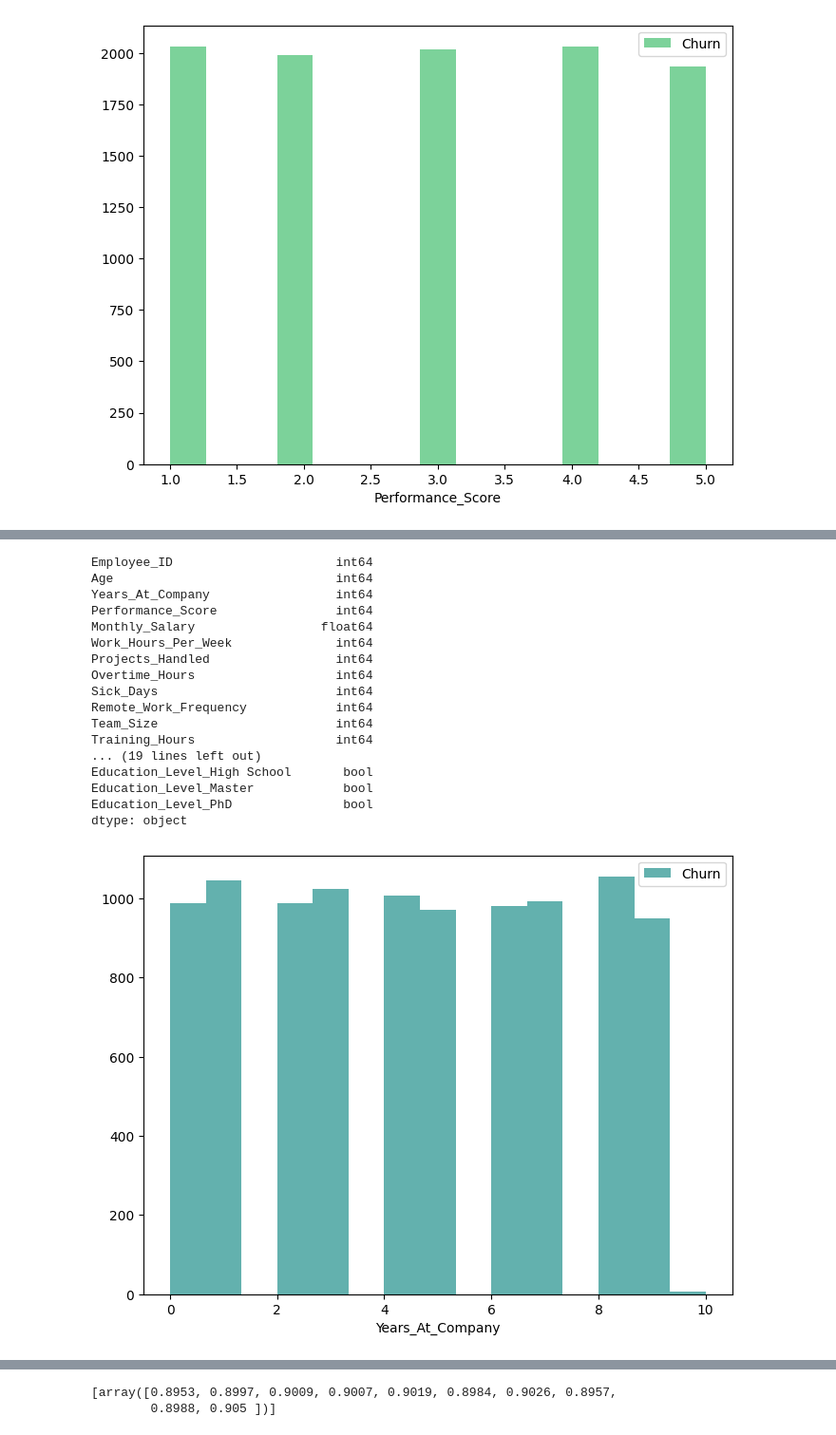
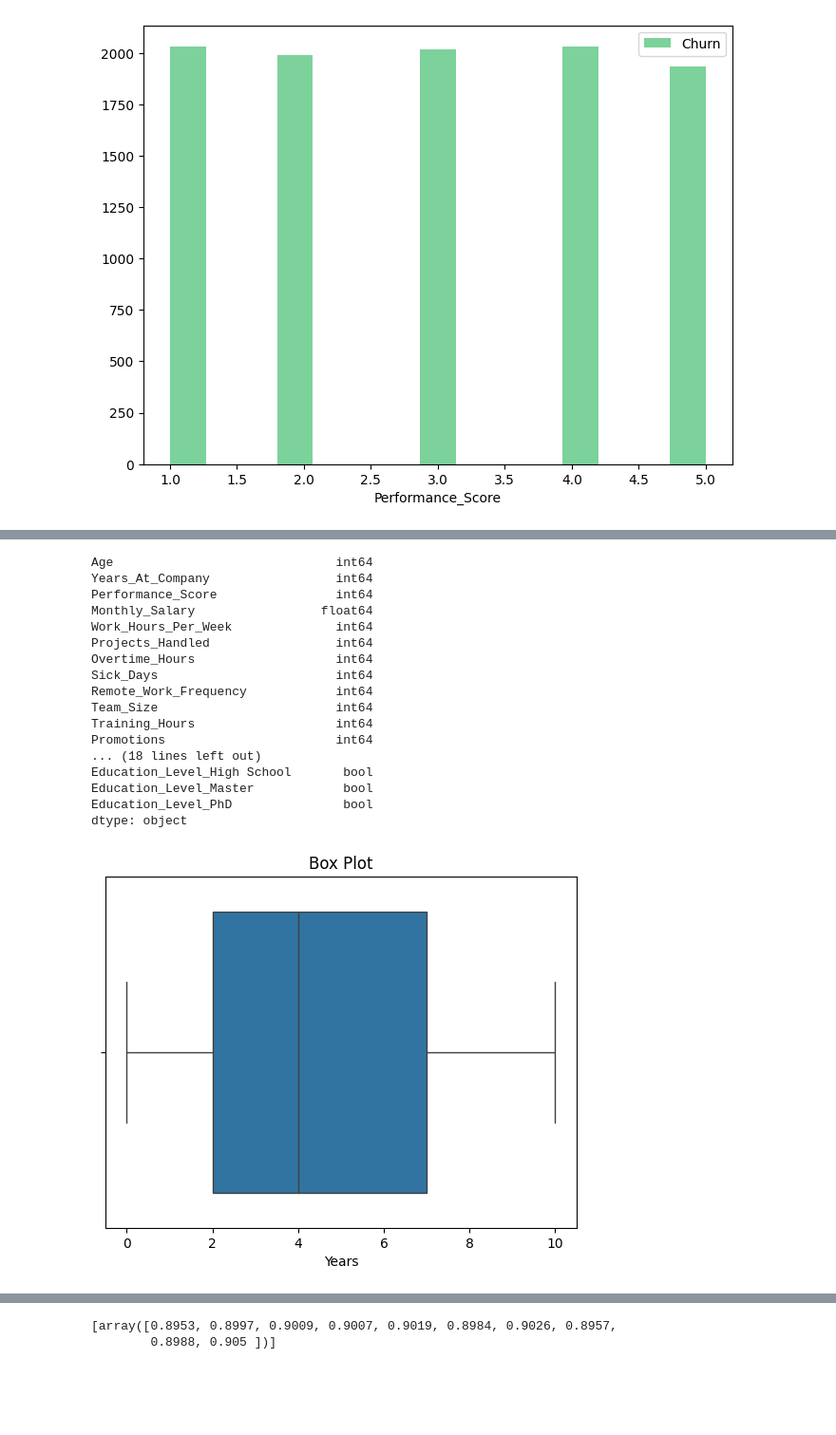
Before and after one commit to sachinsaraff10/churn, a Jupyter notebook: churn-2.ipynb, the cells around one changed output, grey strips where cells are left out. Shown at 95% size. Cells and saved outputs as stored; diff of their text form; code cells hidden in the pictures; blank space fills up the shorter version.

```diff
--- a/churn-2.ipynb
+++ b/churn-2.ipynb
@@ -21,5 +19,5 @@ for dirname, _, filenames in os.walk('/kaggle/input'):
 # %%
-df= pd.read_csv('/kaggle/input/employee-performance-and-productivity-data/Extended_Employee_Performance_and_Productivity_Data.csv')
+df= pd.read_csv('Extended_Employee_Performance_and_Productivity_Data.csv')
 # %%
 df.isna().sum()
 # %% [output]
@@ -128,7 +134,6 @@ pyplot.show()
 # %%
 df.dtypes
 # %% [output]
-Employee_ID                      int64
 Age                              int64
 Years_At_Company                 int64
 Performance_Score                int64
@@ -140,18 +145,19 @@ Sick_Days                        int64
 Remote_Work_Frequency            int64
 Team_Size                        int64
 Training_Hours                   int64
-... (19 lines left out)
+Promotions                       int64
+... (18 lines left out)
 Education_Level_High School       bool
 Education_Level_Master            bool
 Education_Level_PhD               bool
 dtype: object
-# %%
-pyplot.figure(figsize=(8,6))
-pyplot.xlabel('Years_At_Company')
-pyplot.hist(Resigned["Years_At_Company"],bins=15, alpha=0.7, label='Churn',color=cm.viridis(0.5))
-pyplot.legend(loc='upper right')
-pyplot.show()
-# %% [output]
-[figure, removed]
 # %%
 df.drop('Employee_ID',axis=1,inplace=True)
+# %%
+# Box plot
+sns.boxplot(data=Resigned['Years_At_Company'], orient='h')
+plt.title("Box Plot")
+plt.xlabel("Years")
+plt.show()
+# %% [output]
+[figure, added]
```
Also changed, not shown: parts of 9 cells of this notebook.
